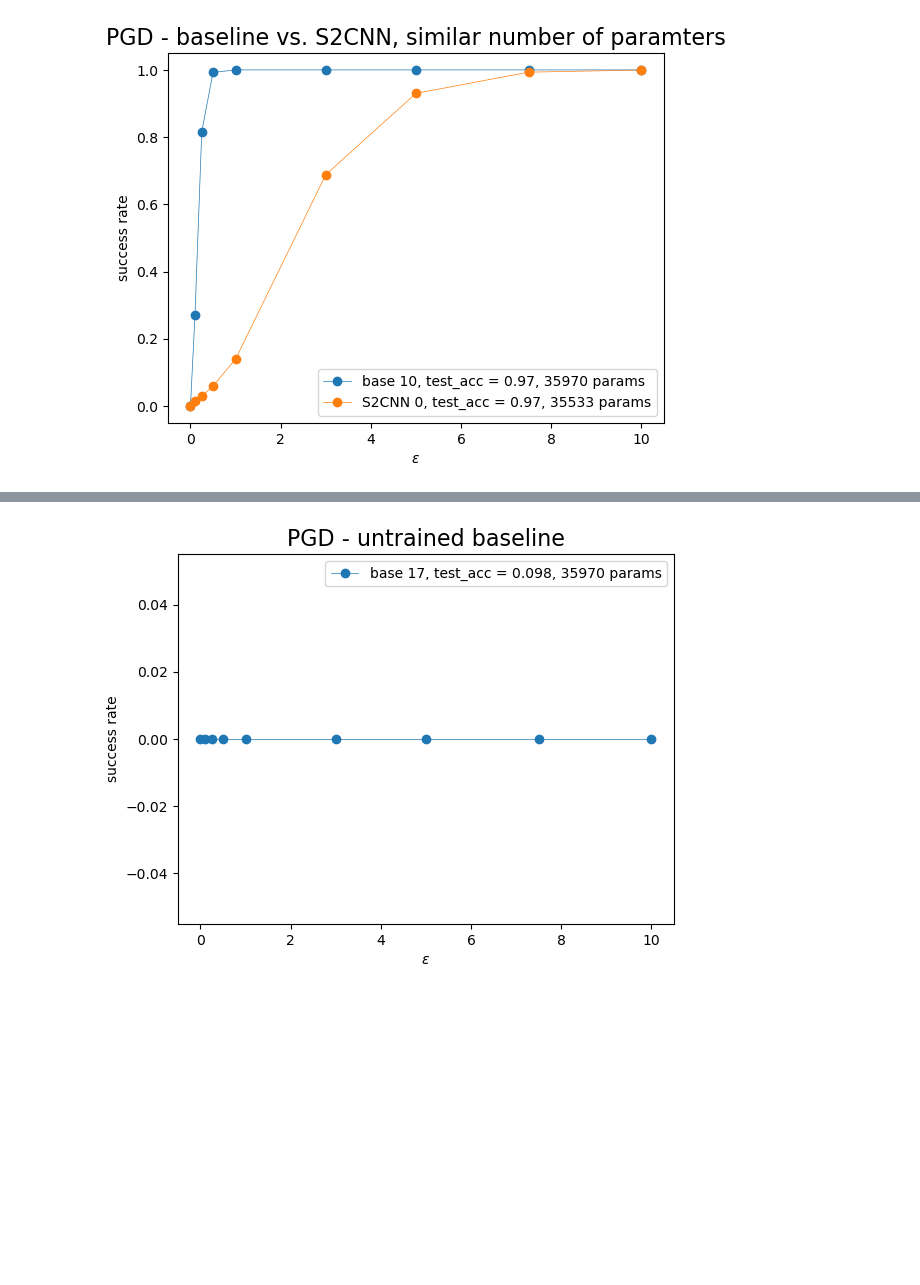
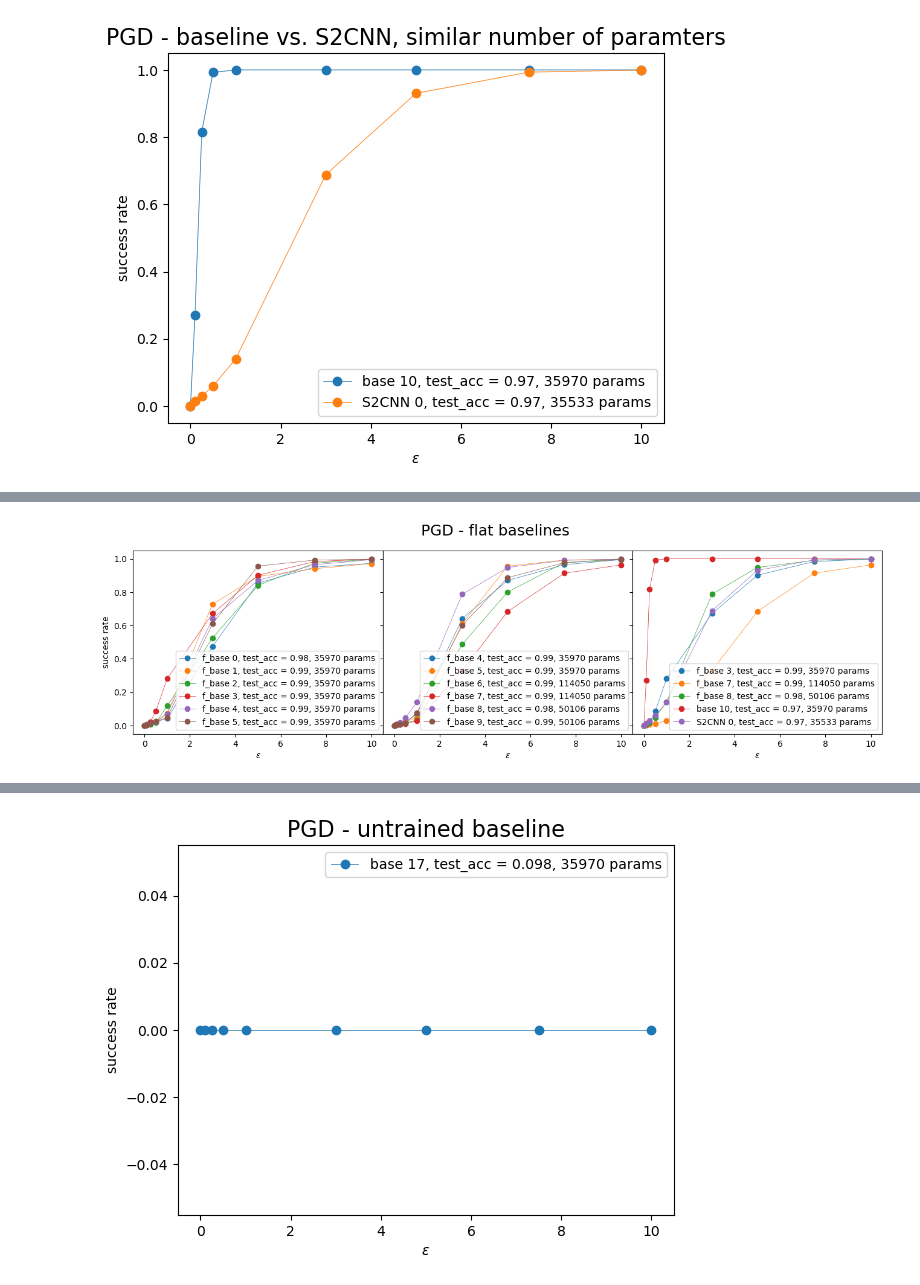
Before and after one commit to Schuh93/sem_seg_s2cnn, a Jupyter notebook: examples/mnist_adv/PGD - results.ipynb, the cells around one changed output, grey strips where cells are left out. Saved outputs shown, nothing was run; the diff lists cells and outputs as text; code cells hidden in the pictures; blank space fills up the shorter version.

```diff
--- a/examples/mnist_adv/PGD - results.ipynb
+++ b/examples/mnist_adv/PGD - results.ipynb
@@ -64,3 +78,20 @@ NR_NR_logits = torch.stack([load_attack_results(run_name, 'LinfProjectedGradient
 NR_NR_clean_test_accs = [load_from_db(run_name, 'metrics.test_acc') for run_name in NR_NR_run_names]
 NR_NR_total_params = [load_from_db(run_name, 'params.total_params') for run_name in NR_NR_run_names]
 NR_NR_params = load_attack_results(NR_NR_run_names[0], 'LinfProjectedGradientDescentAttack', 'params.pickle')
+# %%
+flat_baseline_images = []
+flat_baseline_preds = []
+flat_baseline_clean_preds = []
+
+for run_name in flat_baseline_run_names:
+    flat_baseline_images_, flat_baseline_preds_, flat_baseline_clean_preds_, flat_labels = load_attack_results(run_name, 'LinfProjectedGradientDescentAttack', 'images.pickle')
+    flat_baseline_images.append(flat_baseline_images_)
+    flat_baseline_preds.append(flat_baseline_preds_)
+    flat_baseline_clean_preds.append(flat_baseline_clean_preds_)
+
+flat_baseline_success = [load_attack_results(run_name, 'LinfProjectedGradientDescentAttack', 'success.pickle') for run_name in flat_baseline_run_names]
+flat_baseline_success_rate = [load_attack_results(run_name, 'LinfProjectedGradientDescentAttack', 'success_rate.pickle') for run_name in flat_baseline_run_names]
+flat_baseline_logits = torch.stack([load_attack_results(run_name, 'LinfProjectedGradientDescentAttack', 'logits.pickle') for run_name in flat_baseline_run_names])
+flat_baseline_clean_test_accs = [load_from_db(run_name, 'metrics.test_acc') for run_name in flat_baseline_run_names]
+flat_baseline_total_params = [load_from_db(run_name, 'params.total_params') for run_name in flat_baseline_run_names]
+flat_baseline_params = load_attack_results(flat_baseline_run_names[0], 'LinfProjectedGradientDescentAttack', 'params.pickle')
@@ -183,0 +287,32 @@ plt.show()
+# %%
+fig, axs = plt.subplots(nrows=1, ncols=3, figsize = (16, 4), sharey=True, gridspec_kw={'wspace':0, 'hspace':0})
+plt.suptitle('PGD - flat baselines', fontsize=18)
+plt.subplots_adjust(top=0.87)
+
+for i in range(6):
+    axs[0].plot(flat_baseline_params['epsilons'], flat_baseline_success_rate[i], 'o-', linewidth=0.5, label=f"f_base {i}, test_acc = {flat_baseline_clean_test_accs[i]:.{2}}, {flat_baseline_total_params[i]} params")
+    axs[0].set_xlabel('$\epsilon$')
+    axs[0].set_ylabel('success rate')
+
+for i in range(4,10):
+    axs[1].plot(flat_baseline_params['epsilons'], flat_baseline_success_rate[i], 'o-', linewidth=0.5, label=f"f_base {i}, test_acc = {flat_baseline_clean_test_accs[i]:.{2}}, {flat_baseline_total_params[i]} params")
+    axs[1].set_xlabel('$\epsilon$')
+
+
+for i in [3,7,8]:
+    axs[2].plot(flat_baseline_params['epsilons'], flat_baseline_success_rate[i], 'o-', linewidth=0.5, label=f"f_base {i}, test_acc = {flat_baseline_clean_test_accs[i]:.{2}}, {flat_baseline_total_params[i]} params")
+    axs[2].set_xlabel('$\epsilon$')
+for i in [10]:
+    axs[2].plot(baseline_params['epsilons'], baseline_success_rate[i], 'o-', linewidth=0.5, label=f"base {i}, test_acc = {baseline_clean_test_accs[i]:.{2}}, {baseline_total_params[i]} params")
+    axs[2].set_xlabel('$\epsilon$')
+for i in [0]:
+    axs[2].plot(S2CNN_params['epsilons'], S2CNN_success_rate[i], 'o-', linewidth=0.5, label=f"S2CNN {i}, test_acc = {S2CNN_clean_test_accs[i]:.{2}}, {S2CNN_total_params[i]} params")
+    axs[2].set_xlabel('$\epsilon$')
+
+for j in range(3):
+    axs[j].legend()
+
+# plt.savefig('PGD_flat_bl.pdf', bbox_inches="tight")
+plt.show()
+# %% [output]
+[figure, added]
```
Also changed, not shown: parts of 16 cells of this notebook, 14 other files.
